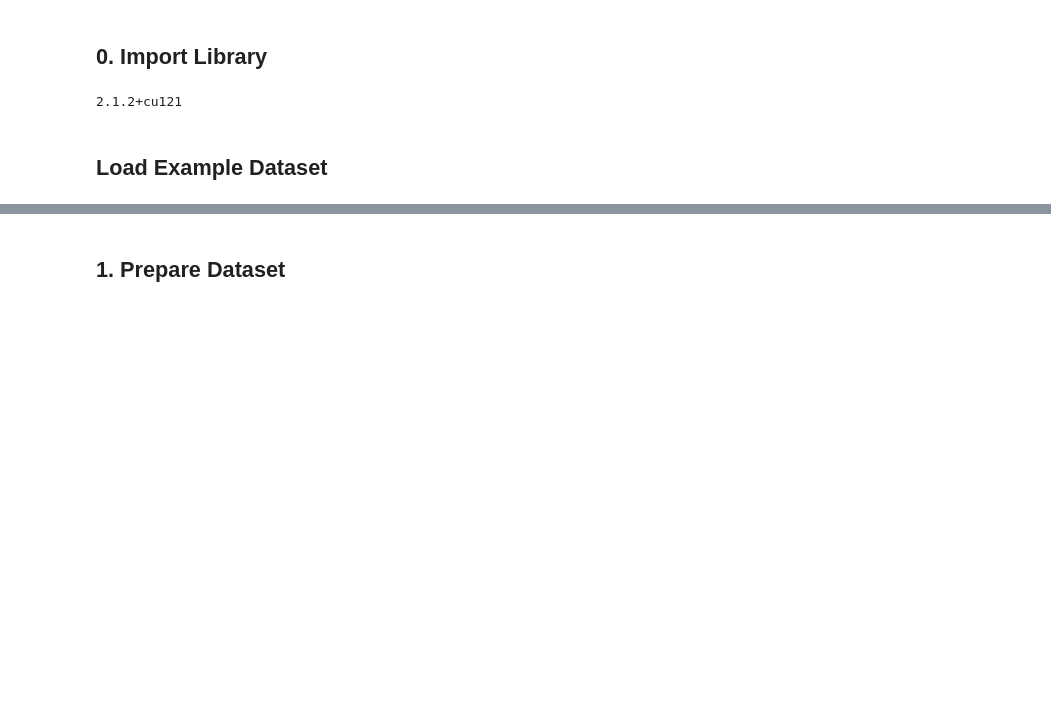
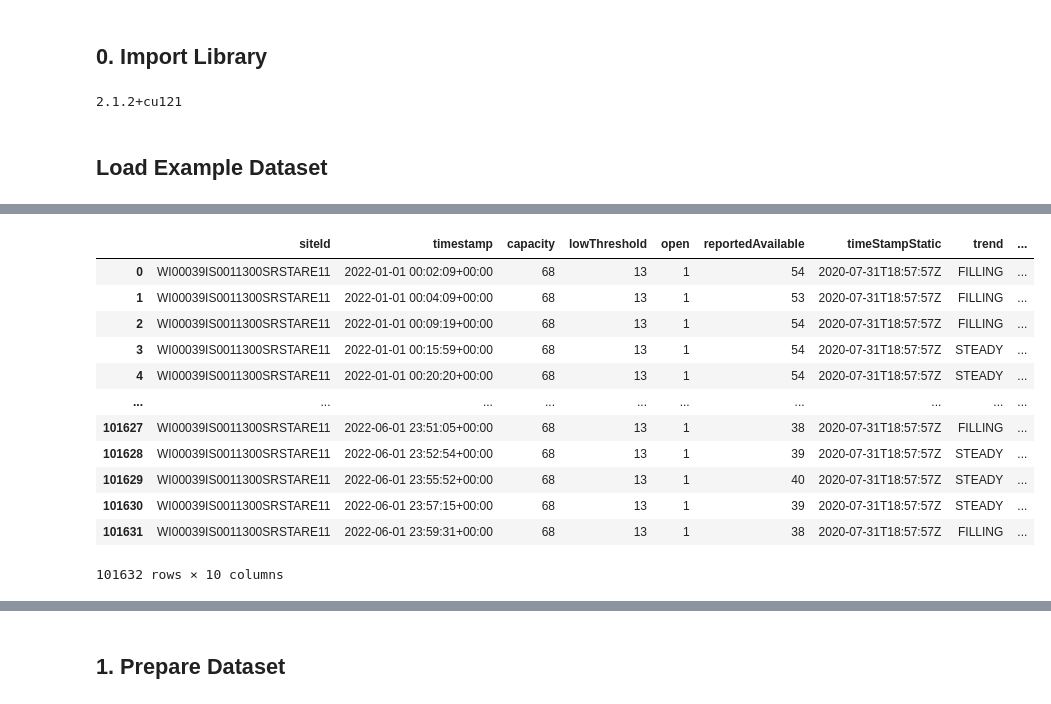
Before and after one commit to UWstarlab/WSDOT_TruckParking, a Jupyter notebook: code/prediction_DL/Truck_Parking_Prediction_DL.ipynb, the cells around one changed output, grey strips where cells are left out. Cells and saved outputs as stored; diff of their text form; code cells hidden in the pictures; blank space fills up the shorter version.

```diff
--- a/code/prediction_DL/Truck_Parking_Prediction_DL.ipynb
+++ b/code/prediction_DL/Truck_Parking_Prediction_DL.ipynb
@@ -48,2 +54,18 @@ df
+# %%
+df
+# %% [output]
+|  | siteId | timestamp | capacity | lowThreshold | open | reportedAvailable | timeStampStatic | trend | ... |
+| 0 | WI00039IS0011300SRSTARE11 | 2022-01-01 00:02:09+00:00 | 68 | 13 | 1 | 54 | 2020-07-31T18:57:57Z | FILLING | ... |
+| 1 | WI00039IS0011300SRSTARE11 | 2022-01-01 00:04:09+00:00 | 68 | 13 | 1 | 53 | 2020-07-31T18:57:57Z | FILLING | ... |
+| 2 | WI00039IS0011300SRSTARE11 | 2022-01-01 00:09:19+00:00 | 68 | 13 | 1 | 54 | 2020-07-31T18:57:57Z | FILLING | ... |
+| 3 | WI00039IS0011300SRSTARE11 | 2022-01-01 00:15:59+00:00 | 68 | 13 | 1 | 54 | 2020-07-31T18:57:57Z | STEADY | ... |
+| 4 | WI00039IS0011300SRSTARE11 | 2022-01-01 00:20:20+00:00 | 68 | 13 | 1 | 54 | 2020-07-31T18:57:57Z | STEADY | ... |
+| ... | ... | ... | ... | ... | ... | ... | ... | ... | ... |
+| 101627 | WI00039IS0011300SRSTARE11 | 2022-06-01 23:51:05+00:00 | 68 | 13 | 1 | 38 | 2020-07-31T18:57:57Z | FILLING | ... |
+| 101628 | WI00039IS0011300SRSTARE11 | 2022-06-01 23:52:54+00:00 | 68 | 13 | 1 | 39 | 2020-07-31T18:57:57Z | STEADY | ... |
+| 101629 | WI00039IS0011300SRSTARE11 | 2022-06-01 23:55:52+00:00 | 68 | 13 | 1 | 40 | 2020-07-31T18:57:57Z | STEADY | ... |
+| 101630 | WI00039IS0011300SRSTARE11 | 2022-06-01 23:57:15+00:00 | 68 | 13 | 1 | 39 | 2020-07-31T18:57:57Z | STEADY | ... |
+| 101631 | WI00039IS0011300SRSTARE11 | 2022-06-01 23:59:31+00:00 | 68 | 13 | 1 | 38 | 2020-07-31T18:57:57Z | FILLING | ... |
+101632 rows × 10 columns
 # %%
 # filter only segment 114+04179
```
Also changed, not shown: parts of 8 cells of this notebook, 4 other files.
